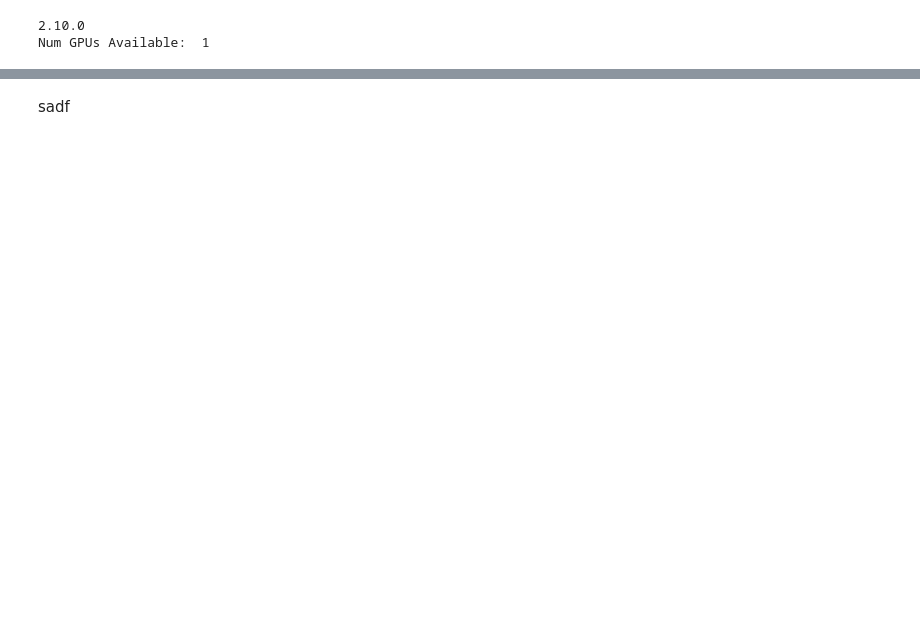
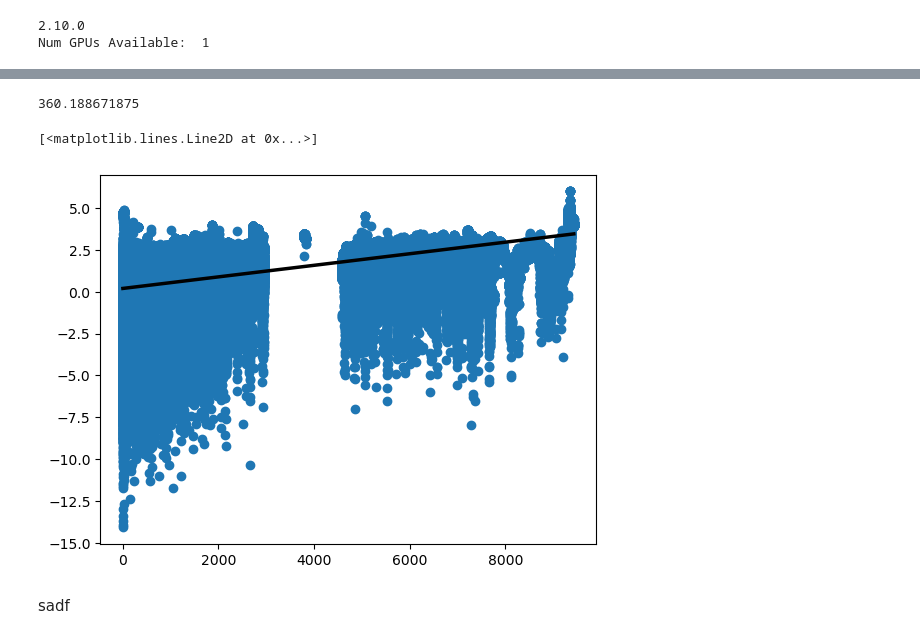
Before and after one commit to saran9991/Lufthansa-Arrival-Time-Prediction, a Jupyter notebook: playground/loading_data.ipynb, the cells around one changed output, grey strips where cells are left out. Drawn from its saved outputs; the diff is of its cells as text; code cells hidden in the pictures; blank space fills up the shorter version.

Commit message:
trained model with holiday, datetime, month features

```diff
--- a/playground/loading_data.ipynb
+++ b/playground/loading_data.ipynb
@@ -120 +89,10 @@ _________________________________________________________________
+# %%
+df_train = generate_dummy_columns(df_eval)
+df_train = df_train.sample(frac=1)
+# %%
+y = seconds_till_arrival(df_train)
+X = df_train.drop(columns=["arrival_time", "timestamp", "month", "weekday"])
+cols_numeric = ["distance", "altitude", "geoaltitude", "vertical_rate","groundspeed"]
+X_numeric = X[cols_numeric]
+X[cols_numeric] = scaler.transform(X_numeric)
 # %%
@@ -123,0 +102,2 @@ KeyboardInterrupt:
+# %%
+y_pred = model.predict(X.iloc[:100000,:])
@@ -124,2 +106,14 @@ KeyboardInterrupt:
+# %%
+err = abs(y[:100000] -y_pred[:,0])
+# %%
+err.max()/60
+# %% [output]
+360.188671875
+# %%
+plt.scatter(df_eval["distance"],err)
+plt.plot(xseq, a + b * xseq, color="k", lw=2.5)
+# %% [output]
+[<matplotlib.lines.Line2D at 0x...>]
+[figure, added]
 # %% [markdown]
 sadf
```
Also changed, not shown: parts of 9 cells of this notebook, 17 other files.
